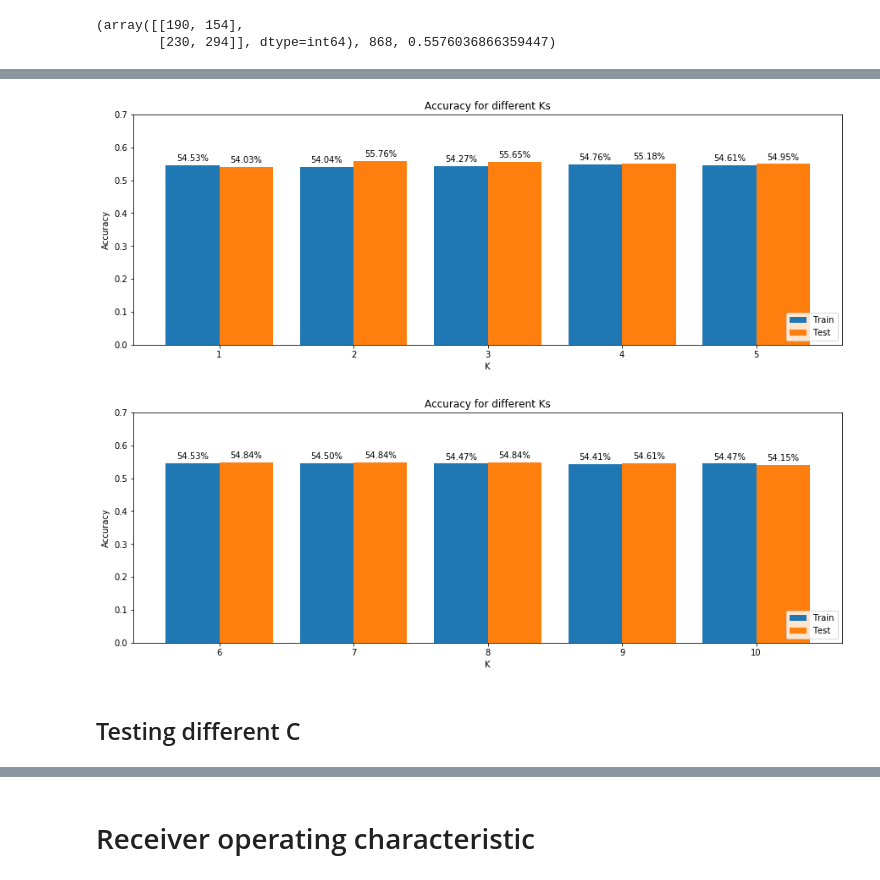
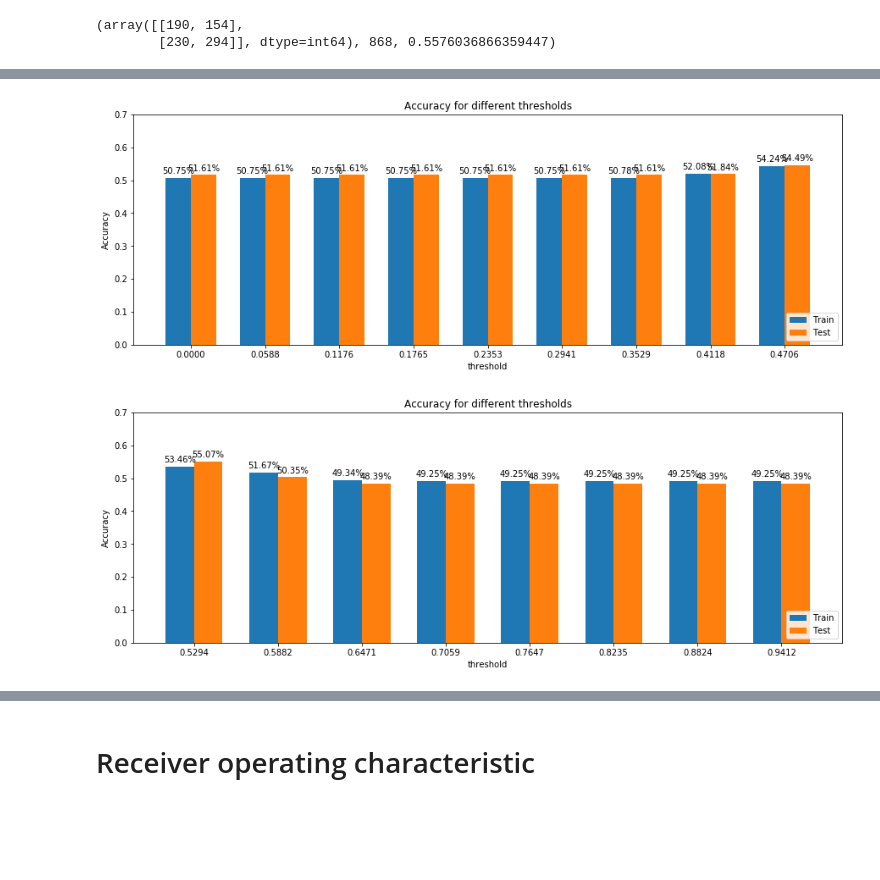
Before and after one commit to TheFebrin/LimitOrderBook, a Jupyter notebook: LOB_project.ipynb, the cells around one changed output, grey strips where cells are left out. Drawn from its saved outputs; the diff is of its cells as text; code cells hidden in the pictures; blank space fills up the shorter version.

Commit message:
Graphs

```diff
--- a/LOB_project.ipynb
+++ b/LOB_project.ipynb
@@ -382,6 +406,6 @@ class Logistic_Regression:
         return preds
 # %%
-LR_solver = Logistic_Regression()
+LR_solver = Logistic_Regression(solver='l_bfgs_b')
 # %%
 LR_solver.fit(X_train,y_train)
 preds_train_solver = LR_solver.predict(X_train)
@@ -511,0 +600,3 @@ False positive: 230
+# %%
+# chosing best K
+best_k = 2
@@ -512 +637,4 @@ False positive: 230
+# %%
+# chose best C
+best_c = 3.2
 # %% [markdown]
@@ -536,21 +642,18 @@ def plot(X, Y1, Y2, title, x_title, width=0.02, a=0, b=-1):
 # %%
 train_c, test_c = [], []
-k_list = np.arange(1, 11)
+threshold = np.linspace(0, 1, 18)
 
-for K in k_list:
-    X = np.array([[queue_imbalance_k(data,t,k) for k in range(1,K+1)] for t in T])
-    X_train, X_test, y_train, y_test = train_test_split(
-        X, target, test_size=0.2, random_state=42,shuffle=False)
-    LR = LogisticRegression(solver = 'lbfgs')
-    LR.fit(X_train,y_train)
-    preds_train = LR.predict(X_train)
+X = np.array([[queue_imbalance_k(data,t,k) for k in range(1, best_k+1)] for t in T])
+X_train, X_test, y_train, y_test = train_test_split(
+    X, target, test_size=0.2, random_state=42,shuffle=False)
+
+for th in threshold:
+    LR = Logistic_Regression(solver='newton', lambda_=best_c)
+    LR.fit(X_train, y_train)
+    preds_train = LR.predict(X_train, threshold=th)
     train_c.append(np.mean(preds_train == y_train))
-    preds_test = LR.predict(X_test)
+    preds_test = LR.predict(X_test, threshold=th)
     test_c.append(np.mean(preds_test == y_test))
-#     print('K:', K)
-#     print(f'Train: {np.mean(preds_train == y_train)}')
-#     print(f'Test: {np.mean(preds_test == y_test)}')
-#     print()
 
 train_c = np.array(train_c)
 test_c = np.array(test_c)
@@ -557,8 +664,6 @@ test_c = np.array(test_c)
 # %%
-plot(X=k_list, Y1=train_c, Y2=test_c, title='Accuracy for different Ks', x_title='K', width=0.4, b=len(k_list) // 2)
-plot(X=k_list, Y1=train_c, Y2=test_c, title='Accuracy for different Ks', x_title='K', width=0.4, a=len(k_list) // 2, b=len(k_list))
+plot_bar(X=threshold, Y1=train_c, Y2=test_c, title='Accuracy for different thresholds', x_title='threshold', width=0.02, b=len(threshold) // 2)
+plot_bar(X=threshold, Y1=train_c, Y2=test_c, title='Accuracy for different thresholds', x_title='threshold', width=0.02, a=len(threshold) // 2, b=-1)
 # %% [output]
-[figure, old version]
+[figure, new version]
-[figure, old version]
+[figure, new version]
-# %% [markdown]
-## Testing different C
```
Also changed, not shown: parts of 26 cells of this notebook.
